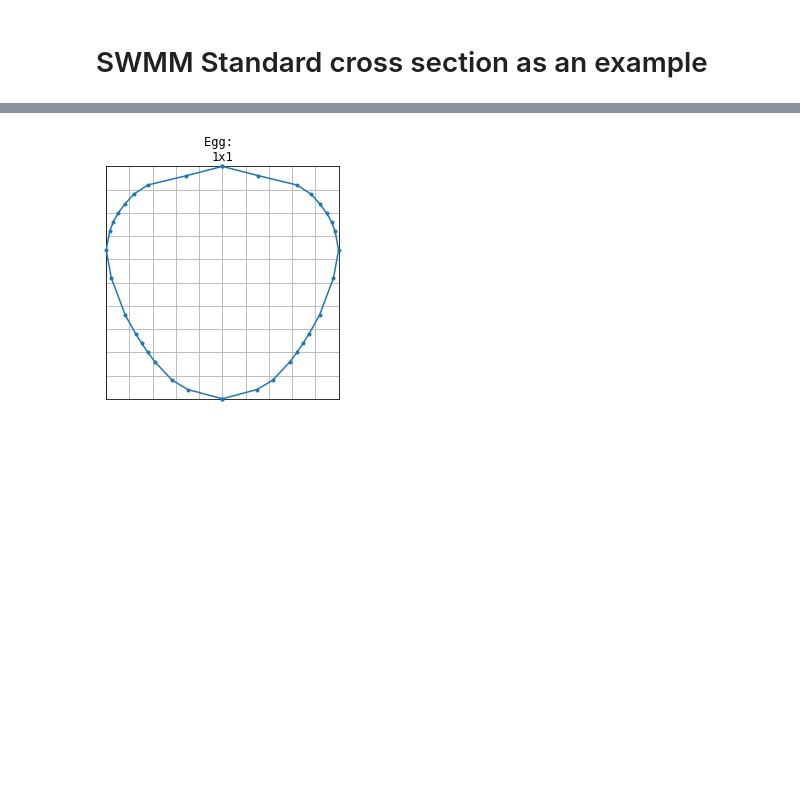
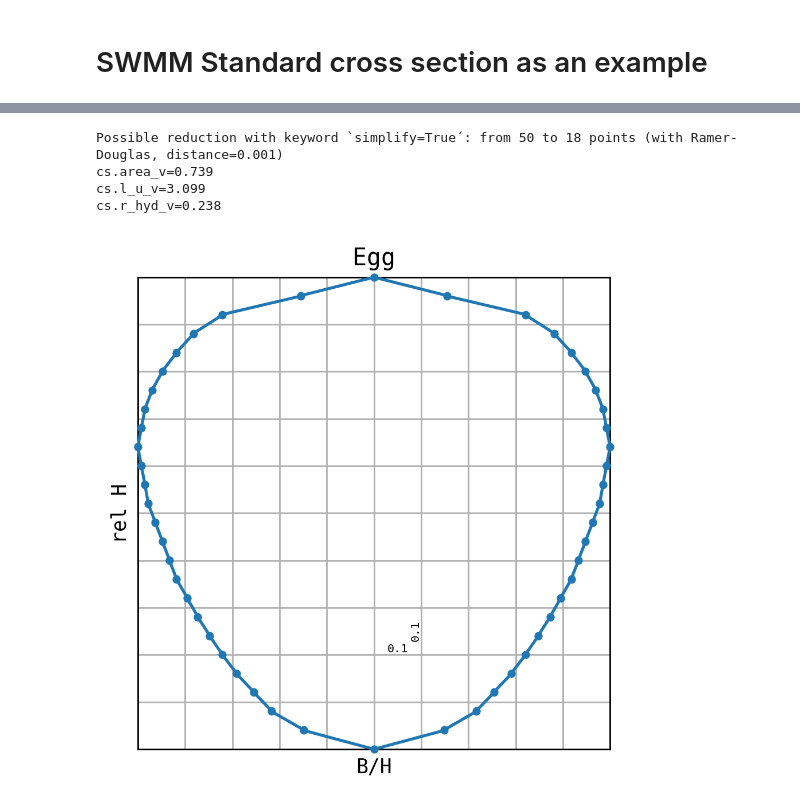
Before and after one commit to MarkusPic/SWMM_xsections_shape_generator, a Jupyter notebook: _make_docs/show_case_swmm_standard.ipynb, the cells around one changed output, grey strips where cells are left out. Drawn from its saved outputs; the diff is of its cells as text; code cells hidden in the pictures; blank space fills up the shorter version.

```diff
--- a/_make_docs/show_case_swmm_standard.ipynb
+++ b/_make_docs/show_case_swmm_standard.ipynb
@@ -3,6 +9,10 @@
 # %%
 import numpy as np
 from shape_generator import CrossSection
+# %%
+import matplotlib.pyplot as plt
+plt.rc('figure', dpi=250)
+# plt.rcParams
 # %%
 def swmm_std_cross_sections(label, rel_with):
     height = np.linspace(0, 1, len(rel_with))
@@ -36,11 +52,19 @@ fig = cs.profile_figure()
 # %%
 rel_with = [.0,    .2980,   .4330,   .5080,   .5820,   .6420,   .6960,   .7460,   .7910,
         .8360,   .8660,   .8960,   .9260,   .9560,   .9700,   .9850,   1.000,
         .9850,   .9700,   .9400,   .8960,   .8360,   .7640,   .6420,   .3100, .0]
 cs = swmm_std_cross_sections(label='Egg', rel_with=rel_with)
-fig = cs.profile_figure()
+# cs.accuracy = 5
+fig = cs.profile_figure(relative=True, simplify=False)
+print(f'{cs.area_v=:.3f}')
+print(f'{cs.l_u_v=:.3f}')
+print(f'{cs.r_hyd_v=:.3f}')
 # %% [output]
+Possible reduction with keyword `simplify=True´: from 50 to 18 points (with Ramer-Douglas, distance=0.001)
+cs.area_v=0.739
+cs.l_u_v=3.099
+cs.r_hyd_v=0.238
-[figure, old version]
+[figure, new version]
 # %%
 rel_with = [   .0,      .5878,   .8772,   .8900,   .9028,   .9156,   .9284,   .9412,
     .9540,   .9668,   .9798,   .9928,   .9992,   .9992,   .9928,   .9798,
```
Also changed, not shown: parts of 12 cells of this notebook, 2 other files.
